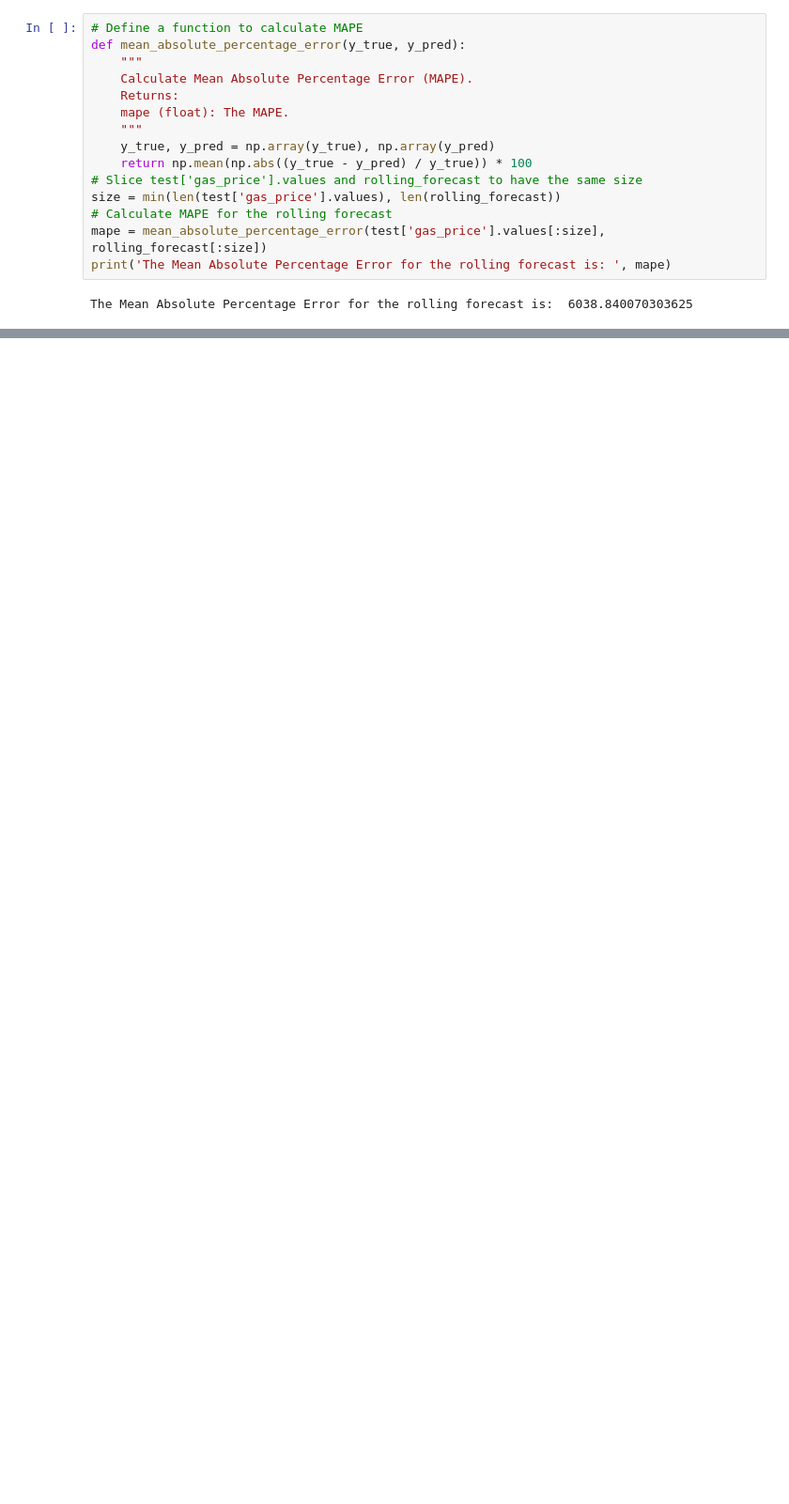
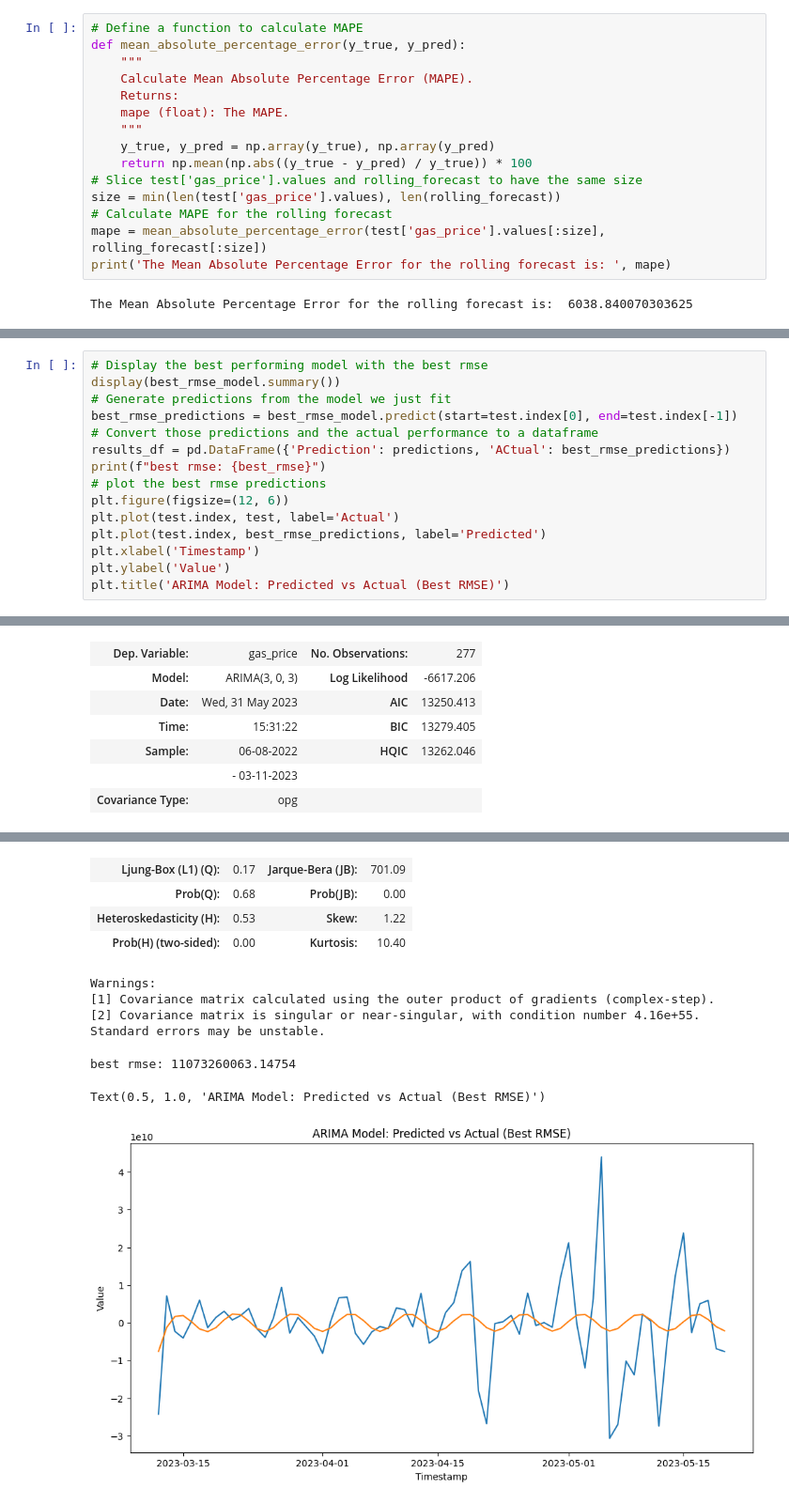
Before and after one commit to najibabounasr/AuthentiChain, a Jupyter notebook: alchemy_api.ipynb, the cells around one changed output, grey strips where cells are left out. Shown at 94% size. Cells and saved outputs as stored; diff of their text form; blank space fills up the shorter version.

```diff
--- a/alchemy_api.ipynb
+++ b/alchemy_api.ipynb
@@ -888,0 +1086,16 @@ The Mean Absolute Percentage Error for the rolling forecast is:  6038.8400703036
+# %%
+# Display the best performing model with the best rmse
+display(best_rmse_model.summary())
+# Generate predictions from the model we just fit
+best_rmse_predictions = best_rmse_model.predict(start=test.index[0], end=test.index[-1])
+# Convert those predictions and the actual performance to a dataframe
+results_df = pd.DataFrame({'Prediction': predictions, 'ACtual': best_rmse_predictions})
+print(f"best rmse: {best_rmse}")
+# plot the best rmse predictions
+plt.figure(figsize=(12, 6))
+plt.plot(test.index, test, label='Actual')
+plt.plot(test.index, best_rmse_predictions, label='Predicted')
+plt.xlabel('Timestamp')
+plt.ylabel('Value')
+plt.title('ARIMA Model: Predicted vs Actual (Best RMSE)')
+# %% [output]
@@ -888,0 +1103,7 @@ The Mean Absolute Percentage Error for the rolling forecast is:  6038.8400703036
+| Dep. Variable: | gas_price | No. Observations: | 277 |
+| Model: | ARIMA(3, 0, 3) | Log Likelihood | -6617.206 |
+| Date: | Wed, 31 May 2023 | AIC | 13250.413 |
+| Time: | 15:31:22 | BIC | 13279.405 |
+| Sample: | 06-08-2022 | HQIC | 13262.046 |
+|  | - 03-11-2023 |  |  |
+| Covariance Type: | opg |  |  |
@@ -888,0 +1119,10 @@ The Mean Absolute Percentage Error for the rolling forecast is:  6038.8400703036
+| Ljung-Box (L1) (Q): | 0.17 | Jarque-Bera (JB): | 701.09 |
+| Prob(Q): | 0.68 | Prob(JB): | 0.00 |
+| Heteroskedasticity (H): | 0.53 | Skew: | 1.22 |
+| Prob(H) (two-sided): | 0.00 | Kurtosis: | 10.40 |
+Warnings:
+[1] Covariance matrix calculated using the outer product of gradients (complex-step).
+[2] Covariance matrix is singular or near-singular, with condition number 4.16e+55. Standard errors may be unstable.
+best rmse: 11073260063.14754
+Text(0.5, 1.0, 'ARIMA Model: Predicted vs Actual (Best RMSE)')
+[figure, added]
```
Also changed, not shown: parts of 28 cells of this notebook, 6 other files.
